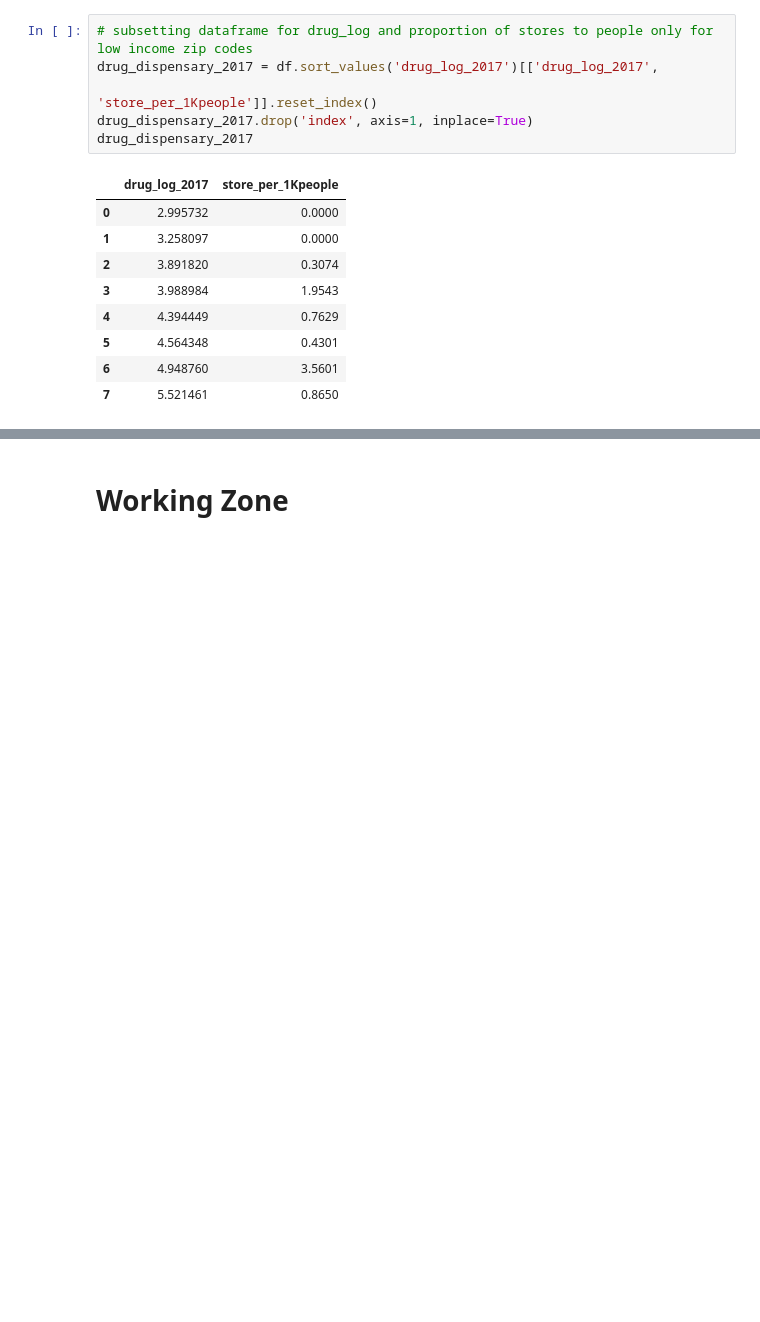
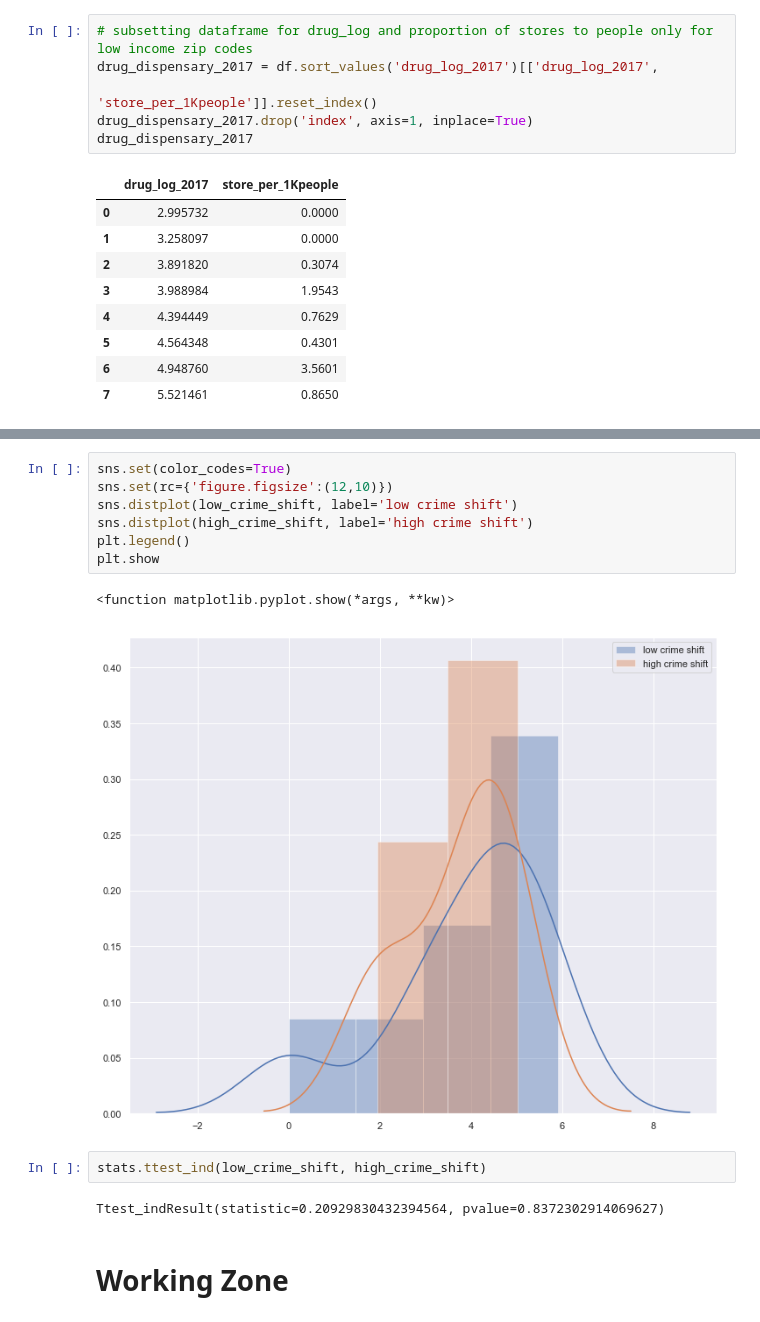
Before and after one commit to zapatos24/Mod_3_Final_Project, a Jupyter notebook: mod_3_final_project_jeremy_wip.ipynb, the cells around one changed output, grey strips where cells are left out. Drawn from its saved outputs; the diff is of its cells as text; blank space fills up the shorter version.

```diff
--- a/mod_3_final_project_jeremy_wip.ipynb
+++ b/mod_3_final_project_jeremy_wip.ipynb
@@ -709,3 +709,17 @@ plt.show
+# %%
+sns.set(color_codes=True)
+sns.set(rc={'figure.figsize':(12,10)})
+sns.distplot(low_crime_shift, label='low crime shift')
+sns.distplot(high_crime_shift, label='high crime shift')
+plt.legend()
+plt.show
+# %% [output]
+<function matplotlib.pyplot.show(*args, **kw)>
+[figure, added]
+# %%
+stats.ttest_ind(low_crime_shift, high_crime_shift)
+# %% [output]
+Ttest_indResult(statistic=0.20929830432394564, pvalue=0.8372302914069627)
 # %% [markdown]
 # Working Zone
 # %%
```
Also changed, not shown: parts of 19 cells of this notebook, 1 other file.
